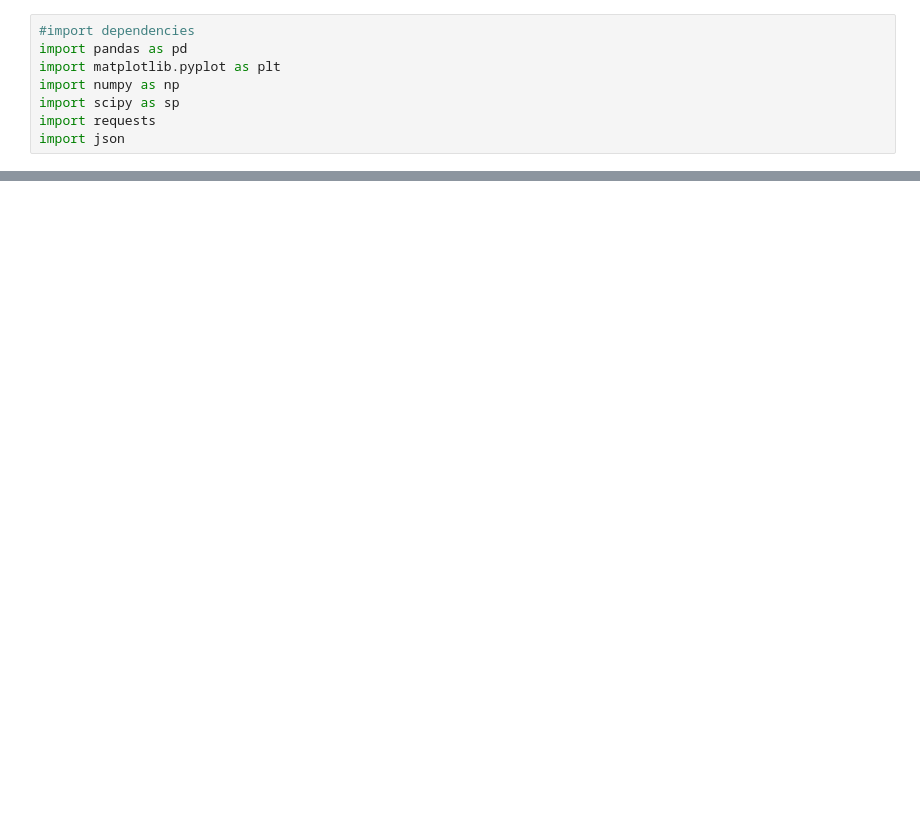
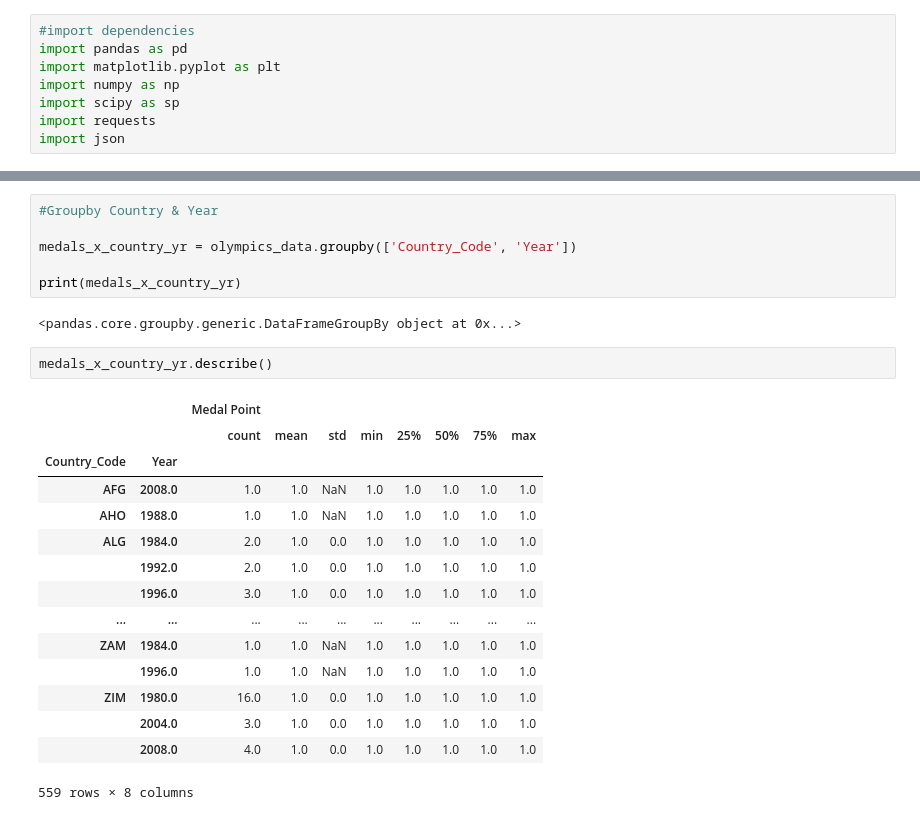
Before and after one commit to rbvancleave/project_1_olympicmedals, a Jupyter notebook: Summer-Olympics-Main.ipynb, the cells around one changed output, grey strips where cells are left out. Drawn from its saved outputs; the diff is of its cells as text; blank space fills up the shorter version.

```diff
--- a/Summer-Olympics-Main.ipynb
+++ b/Summer-Olympics-Main.ipynb
@@ -19,0 +142,26 @@ olympics_data.head()
+# %%
+#Groupby Country & Year
+
+medals_x_country_yr = olympics_data.groupby(['Country_Code', 'Year'])
+
+print(medals_x_country_yr)
+# %% [output]
+<pandas.core.groupby.generic.DataFrameGroupBy object at 0x...>
+# %%
+medals_x_country_yr.describe()
+# %% [output]
+|  |  | Medal Point |  |  |  |  |  |  |  |
+|  |  | count | mean | std | min | 25% | 50% | 75% | max |
+| Country_Code | Year |  |  |  |  |  |  |  |  |
+| AFG | 2008.0 | 1.0 | 1.0 | NaN | 1.0 | 1.0 | 1.0 | 1.0 | 1.0 |
+| AHO | 1988.0 | 1.0 | 1.0 | NaN | 1.0 | 1.0 | 1.0 | 1.0 | 1.0 |
+| ALG | 1984.0 | 2.0 | 1.0 | 0.0 | 1.0 | 1.0 | 1.0 | 1.0 | 1.0 |
+|  | 1992.0 | 2.0 | 1.0 | 0.0 | 1.0 | 1.0 | 1.0 | 1.0 | 1.0 |
+|  | 1996.0 | 3.0 | 1.0 | 0.0 | 1.0 | 1.0 | 1.0 | 1.0 | 1.0 |
+| ... | ... | ... | ... | ... | ... | ... | ... | ... | ... |
+| ZAM | 1984.0 | 1.0 | 1.0 | NaN | 1.0 | 1.0 | 1.0 | 1.0 | 1.0 |
+|  | 1996.0 | 1.0 | 1.0 | NaN | 1.0 | 1.0 | 1.0 | 1.0 | 1.0 |
+| ZIM | 1980.0 | 16.0 | 1.0 | 0.0 | 1.0 | 1.0 | 1.0 | 1.0 | 1.0 |
+|  | 2004.0 | 3.0 | 1.0 | 0.0 | 1.0 | 1.0 | 1.0 | 1.0 | 1.0 |
+|  | 2008.0 | 4.0 | 1.0 | 0.0 | 1.0 | 1.0 | 1.0 | 1.0 | 1.0 |
+559 rows × 8 columns
```
Also changed, not shown: parts of 11 cells of this notebook.
